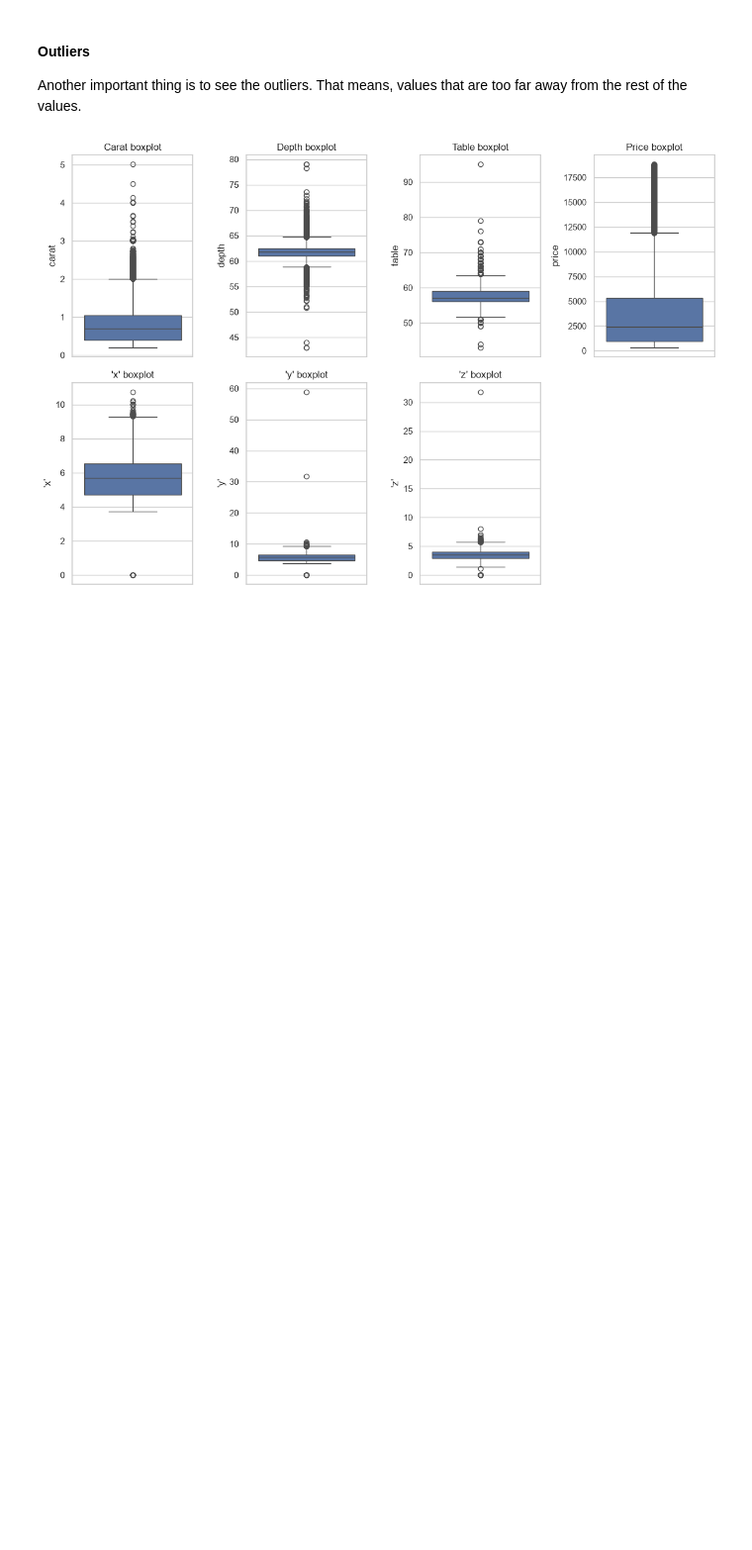
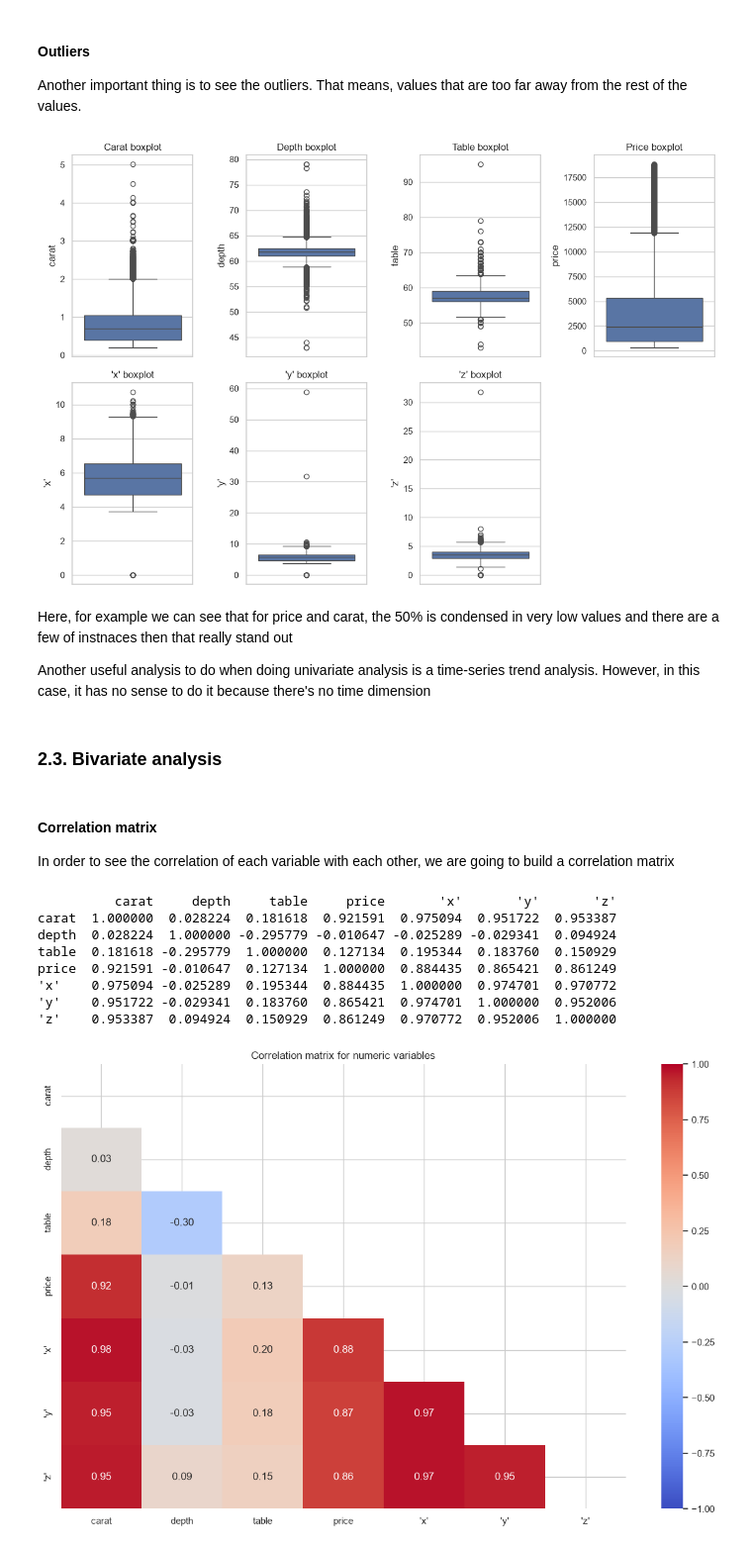
Before and after one commit to ssergioogj/Machine-Learning-Guide, a Jupyter notebook: supervised_learning/clasification/classification.ipynb, the cells around one changed output. Shown at 99% size. Cells and saved outputs as stored; diff of their text form; code cells hidden in the pictures; blank space fills up the shorter version.

Commit message:
bivariate analysis

```diff
--- a/supervised_learning/clasification/classification.ipynb
+++ b/supervised_learning/clasification/classification.ipynb
@@ -226,0 +225,30 @@ INTERPRETAR LOS DATOS DE LA BOXPLOT
+# %% [markdown]
+Here, for example we can see that for price and carat, the 50% is condensed in very low values and there are a few of instnaces then that really stand out
+
+Another useful analysis to do when doing univariate analysis is a time-series trend analysis. However, in this case, it has no sense to do it because there's no time dimension
+# %% [markdown]
+### 2.3. Bivariate analysis
+# %% [markdown]
+#### Correlation matrix
+
+In order to see the correlation of each variable with each other, we are going to build a correlation matrix
+# %%
+import numpy as np
+
+corr = df[numeric_features].corr()
+print(corr)
+mask = np.triu(np.ones_like(corr, dtype=bool)) # Only shows the half
+sns.heatmap(corr, mask=mask, annot=True, fmt=".2f", cmap="coolwarm", vmin=-1, vmax=1)
+plt.title("Correlation matrix for numeric variables")
+plt.tight_layout()
+plt.show()
+# %% [output]
+          carat     depth     table     price       'x'       'y'       'z'
+carat  1.000000  0.028224  0.181618  0.921591  0.975094  0.951722  0.953387
+depth  0.028224  1.000000 -0.295779 -0.010647 -0.025289 -0.029341  0.094924
+table  0.181618 -0.295779  1.000000  0.127134  0.195344  0.183760  0.150929
+price  0.921591 -0.010647  0.127134  1.000000  0.884435  0.865421  0.861249
+'x'    0.975094 -0.025289  0.195344  0.884435  1.000000  0.974701  0.970772
+'y'    0.951722 -0.029341  0.183760  0.865421  0.974701  1.000000  0.952006
+'z'    0.953387  0.094924  0.150929  0.861249  0.970772  0.952006  1.000000
+[figure, added]
```
Also changed, not shown: parts of 7 cells of this notebook.
